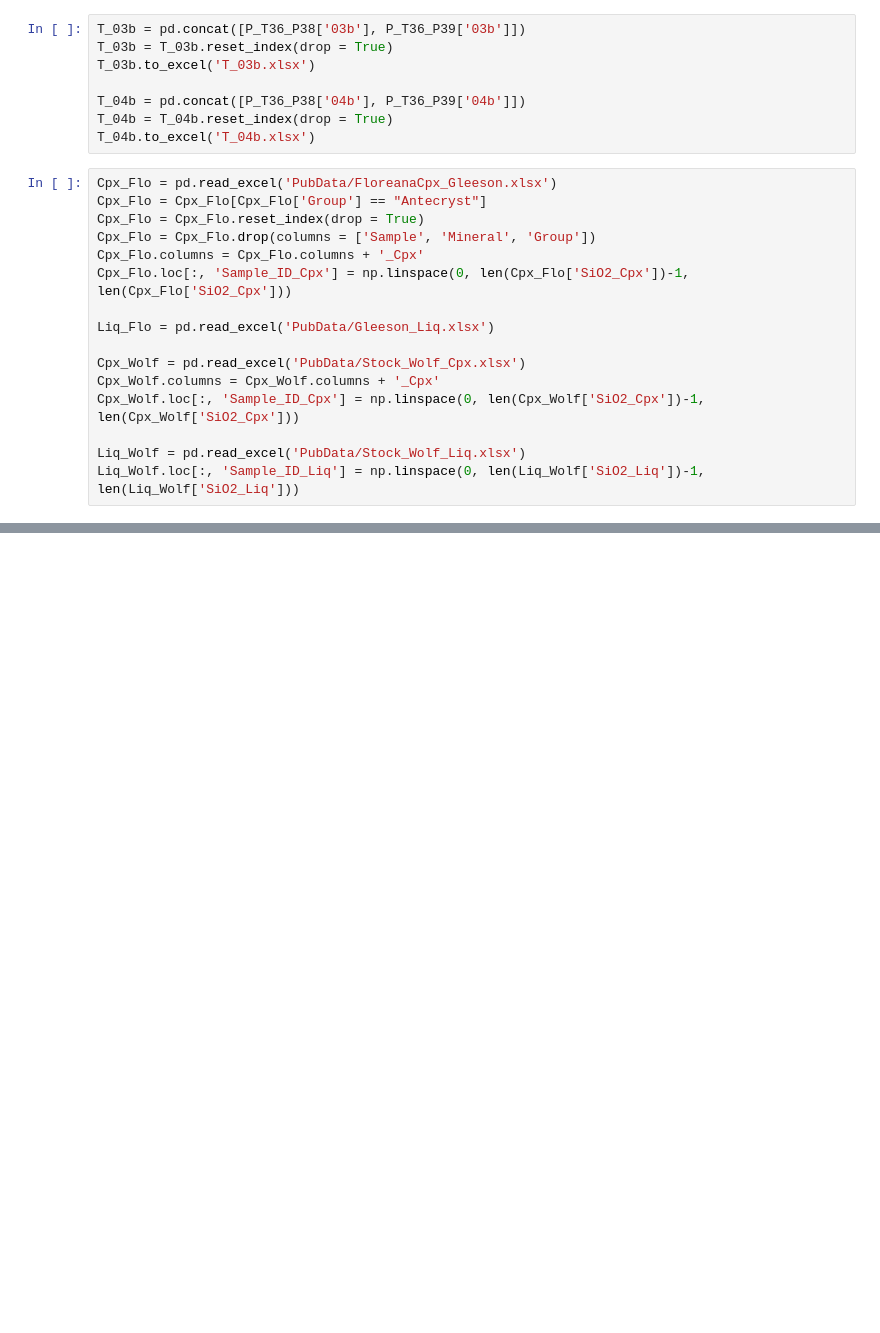
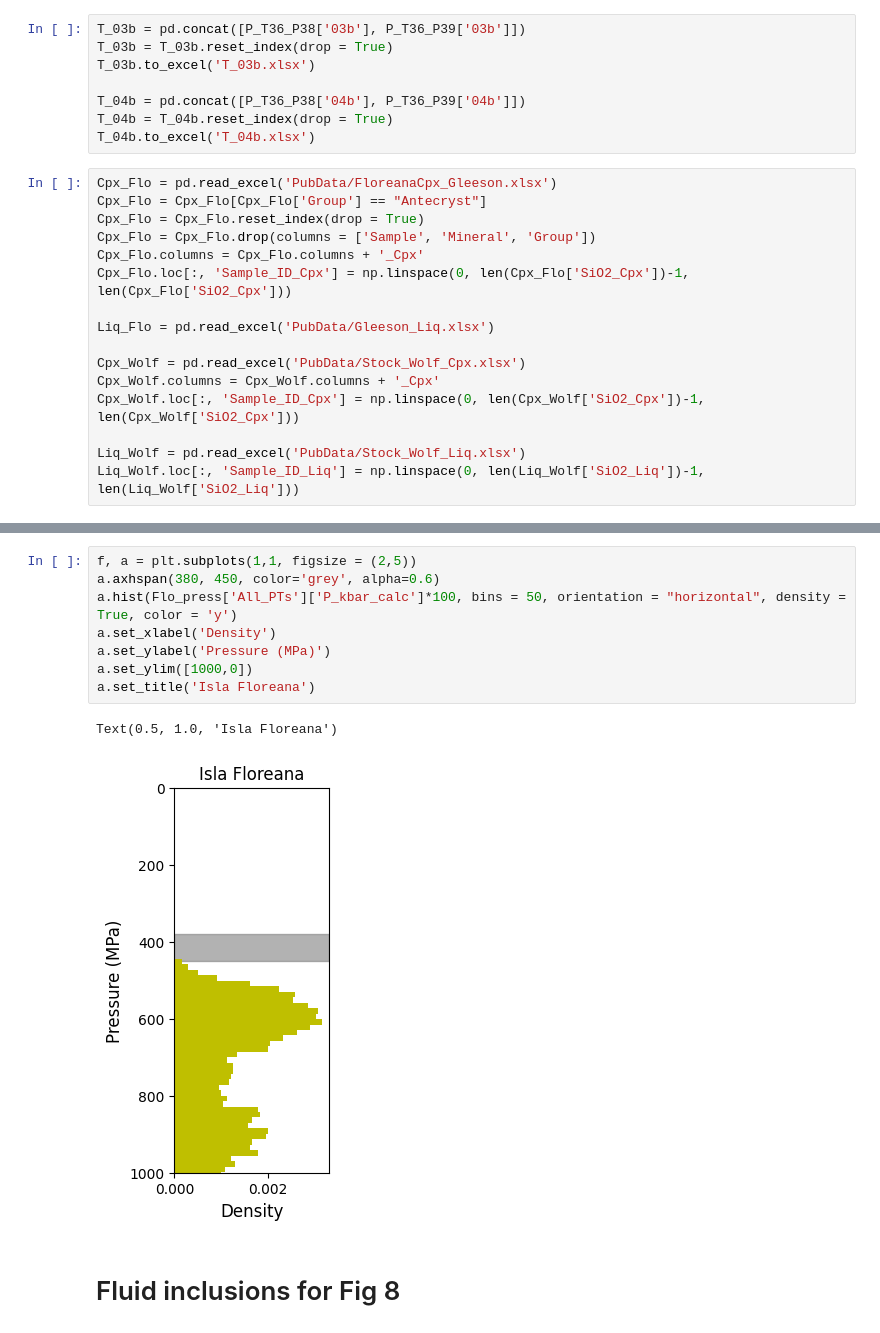
Before and after one commit to gleesonm1/GleesonEtAl_JPet_2024_supplement, a Jupyter notebook: Code_Figures/Fig10.ipynb, the cells around one changed output, grey strips where cells are left out. Saved outputs shown, nothing was run; the diff lists cells and outputs as text; blank space fills up the shorter version.

```diff
--- a/Code_Figures/Fig10.ipynb
+++ b/Code_Figures/Fig10.ipynb
@@ -272,0 +285,13 @@ plt.savefig('Fig10.svg', dpi = 600, format = 'svg')
+# %%
+f, a = plt.subplots(1,1, figsize = (2,5))
+a.axhspan(380, 450, color='grey', alpha=0.6)
+a.hist(Flo_press['All_PTs']['P_kbar_calc']*100, bins = 50, orientation = "horizontal", density = True, color = 'y')
+a.set_xlabel('Density')
+a.set_ylabel('Pressure (MPa)')
+a.set_ylim([1000,0])
+a.set_title('Isla Floreana')
+# %% [output]
+Text(0.5, 1.0, 'Isla Floreana')
+[figure, added]
+# %% [markdown]
+# Fluid inclusions for Fig 8
```
Also changed, not shown: parts of 6 cells of this notebook, 1 other file.
